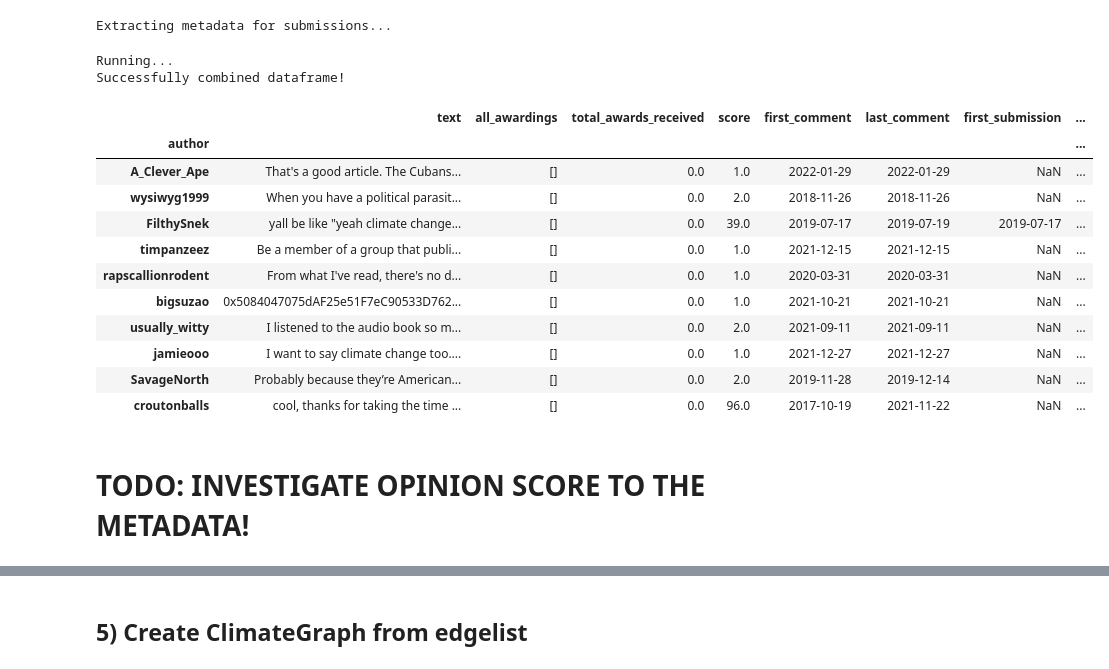
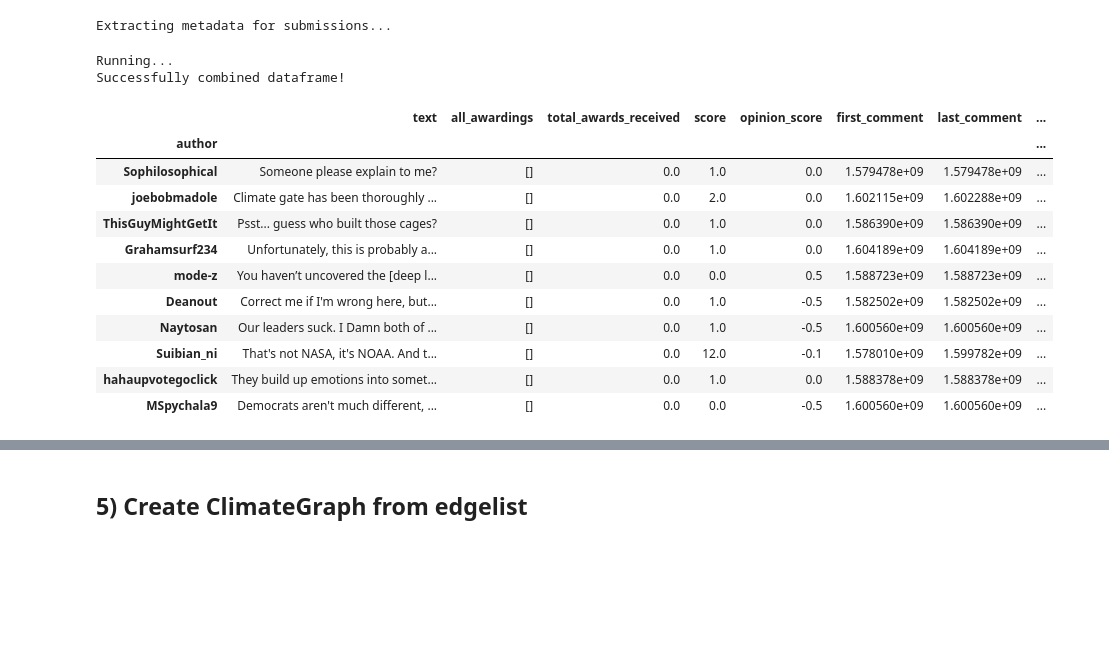
Before and after one commit to AronDJacobsen/Reddit-ClimateGraph, a Jupyter notebook: exploration/climate_graph.ipynb, the cells around one changed output, grey strips where cells are left out. Cells and saved outputs as stored; diff of their text form; code cells hidden in the pictures; blank space fills up the shorter version.

Commit message:
climategraph v2

```diff
--- a/exploration/climate_graph.ipynb
+++ b/exploration/climate_graph.ipynb
@@ -46,8 +45,8 @@ DATA_DIR = Path(os.getcwd()).parent / 'data'
 start = time.time()
 
 # load data
-comments = pd.read_json(DATA_DIR / 'reddit_comments90k.json.bz2')
-submissions = pd.read_json(DATA_DIR / 'reddit_submissions.json.bz2')
+comments = pd.read_json(DATA_DIR / f'{year}/comments90k_opinion_{year}.json.bz2')
+submissions = pd.read_json(DATA_DIR / f'{year}/submissions_opinion_{year}.json.bz2')
 
 end = time.time()
 print(f"Took {end-start} seconds to load dataframe...")
@@ -141,0 +141,8 @@ Number of deleted users: 15406
+# %%
+op_dict = {'News': 0,
+          'Neutral': 0,
+          'Pro': 1,
+          'Anti': -1}
+
+filtered_submissions['opinion_score'] = filtered_submissions.opinion.apply(lambda x: op_dict[x])
+filtered_comments['opinion_score'] = filtered_comments.opinion.apply(lambda x: op_dict[x])
@@ -153,9 +180,10 @@ def get_metadata(df, reddit_type='comment'):
     author_df['total_awards_received'] = groups.total_awards_received.sum()
     author_df['total_awards_received'] = groups.total_awards_received.sum()
     author_df['score'] = groups.score.sum()
-    author_df[f'first_{reddit_type}'] = groups.date.progress_apply(lambda x: x.sort_values(ascending=True).iloc[0])
-    author_df[f'last_{reddit_type}'] = groups.date.progress_apply(lambda x: x.sort_values(ascending=True).iloc[-1])
+    author_df[f'first_{reddit_type}'] = groups.date.progress_apply(lambda x: x.sort_values(ascending=True).iloc[0].timestamp())
+    author_df[f'last_{reddit_type}'] = groups.date.progress_apply(lambda x: x.sort_values(ascending=True).iloc[-1].timestamp())
     author_df[f'num_{reddit_type}s'] = groups.progress_apply(lambda x: x.__len__())
+    author_df['opinion_score'] = groups.opinion_score.mean()
 
     if reddit_type == 'comment':
         author_df['controversiality'] = groups.controversiality.sum()
@@ -176,47 +204,50 @@ author_joined = author_comment.join(author_submission, on='author', lsuffix='_c'
 # %%
 author = pd.DataFrame()
 print("Running...")
-for attr, fill in {'text': 'list', 'all_awardings': 'list', 'total_awards_received': 'num', 'score': 'num'}.items():
+for attr, fill in {'text': 'list', 'all_awardings': 'list', 'total_awards_received': 'num', 'score': 'num', 'opinion_score':'num'}.items():
     for letter in ['s', 'c']:
 
         # reformat rows
         if fill == 'list':
             author_joined[f'{attr}_{letter}'] = author_joined[f'{attr}_{letter}'].fillna("").apply(list)
         elif fill == 'num':
             author_joined[f'{attr}_{letter}'] = author_joined[f'{attr}_{letter}'].fillna(0)
 
     # create combined dataframe
     author[f'{attr}'] = author_joined[f'{attr}_s'] + author_joined[f'{attr}_c']
+    if attr == 'opinion_score':
+        author[f'{attr}'] /= 2
+
 print("Successfully combined dataframe!")
 
 # keep relevant attributes
 aoi = ['first_comment', 'last_comment',
        'first_submission', 'last_submission',
        'num_comments', 'num_submissions',
        'controversiality']
 author[aoi] = author_joined[aoi]
 
 # modify list of texts to one large string
 author['text'] = author['text'].progress_apply(lambda x: ' '.join(str(v) for v in x))
 
 # rename
 author = author.rename(columns={'controversiality':'comment_controversiality'})
 author.sample(10)
 # %% [output]
 Running...
 Successfully combined dataframe!
-|  | text | all_awardings | total_awards_received | score | first_comment | last_comment | first_submission | ... |
+|  | text | all_awardings | total_awards_received | score | opinion_score | first_comment | last_comment | ... |
 | author |  |  |  |  |  |  |  | ... |
-| A_Clever_Ape | That's a good article. The Cubans... | [] | 0.0 | 1.0 | 2022-01-29 | 2022-01-29 | NaN | ... |
-| wysiwyg1999 | When you have a political parasit... | [] | 0.0 | 2.0 | 2018-11-26 | 2018-11-26 | NaN | ... |
-| FilthySnek | yall be like "yeah climate change... | [] | 0.0 | 39.0 | 2019-07-17 | 2019-07-19 | 2019-07-17 | ... |
-| timpanzeez | Be a member of a group that publi... | [] | 0.0 | 1.0 | 2021-12-15 | 2021-12-15 | NaN | ... |
-| rapscallionrodent | From what I've read, there's no d... | [] | 0.0 | 1.0 | 2020-03-31 | 2020-03-31 | NaN | ... |
-| bigsuzao | 0x5084047075dAF25e51F7eC90533D762... | [] | 0.0 | 1.0 | 2021-10-21 | 2021-10-21 | NaN | ... |
-| usually_witty | I listened to the audio book so m... | [] | 0.0 | 2.0 | 2021-09-11 | 2021-09-11 | NaN | ... |
-| jamieooo | I want to say climate change too.... | [] | 0.0 | 1.0 | 2021-12-27 | 2021-12-27 | NaN | ... |
-| SavageNorth | Probably because they’re American... | [] | 0.0 | 2.0 | 2019-11-28 | 2019-12-14 | NaN | ... |
-| croutonballs | cool, thanks for taking the time ... | [] | 0.0 | 96.0 | 2017-10-19 | 2021-11-22 | NaN | ... |
+| Sophilosophical | Someone please explain to me? | [] | 0.0 | 1.0 | 0.0 | 1.579478e+09 | 1.579478e+09 | ... |
+| joebobmadole | Climate gate has been thoroughly ... | [] | 0.0 | 2.0 | 0.0 | 1.602115e+09 | 1.602288e+09 | ... |
+| ThisGuyMightGetIt | Psst... guess who built those cages? | [] | 0.0 | 1.0 | 0.0 | 1.586390e+09 | 1.586390e+09 | ... |
+| Grahamsurf234 | Unfortunately, this is probably a... | [] | 0.0 | 1.0 | 0.0 | 1.604189e+09 | 1.604189e+09 | ... |
+| mode-z | You haven’t uncovered the [deep l... | [] | 0.0 | 0.0 | 0.5 | 1.588723e+09 | 1.588723e+09 | ... |
+| Deanout | Correct me if I'm wrong here, but... | [] | 0.0 | 1.0 | -0.5 | 1.582502e+09 | 1.582502e+09 | ... |
+| Naytosan | Our leaders suck. I Damn both of ... | [] | 0.0 | 1.0 | -0.5 | 1.600560e+09 | 1.600560e+09 | ... |
+| Suibian_ni | That's not NASA, it's NOAA. And t... | [] | 0.0 | 12.0 | -0.1 | 1.578010e+09 | 1.599782e+09 | ... |
+| hahaupvotegoclick | They build up emotions into somet... | [] | 0.0 | 1.0 | 0.0 | 1.588378e+09 | 1.588378e+09 | ... |
+| MSpychala9 | Democrats aren't much different, ... | [] | 0.0 | 0.0 | -0.5 | 1.600560e+09 | 1.600560e+09 | ... |
 # %%
 # load stop-words
 stop_words = set(stopwords.words('english'))
@@ -246,2 +276,0 @@ author.to_json(DATA_DIR / 'author_df.json.bz2')
-# %% [markdown]
-# TODO: INVESTIGATE OPINION SCORE TO THE METADATA!
```
Also changed, not shown: parts of 25 cells of this notebook, 1 other file.
